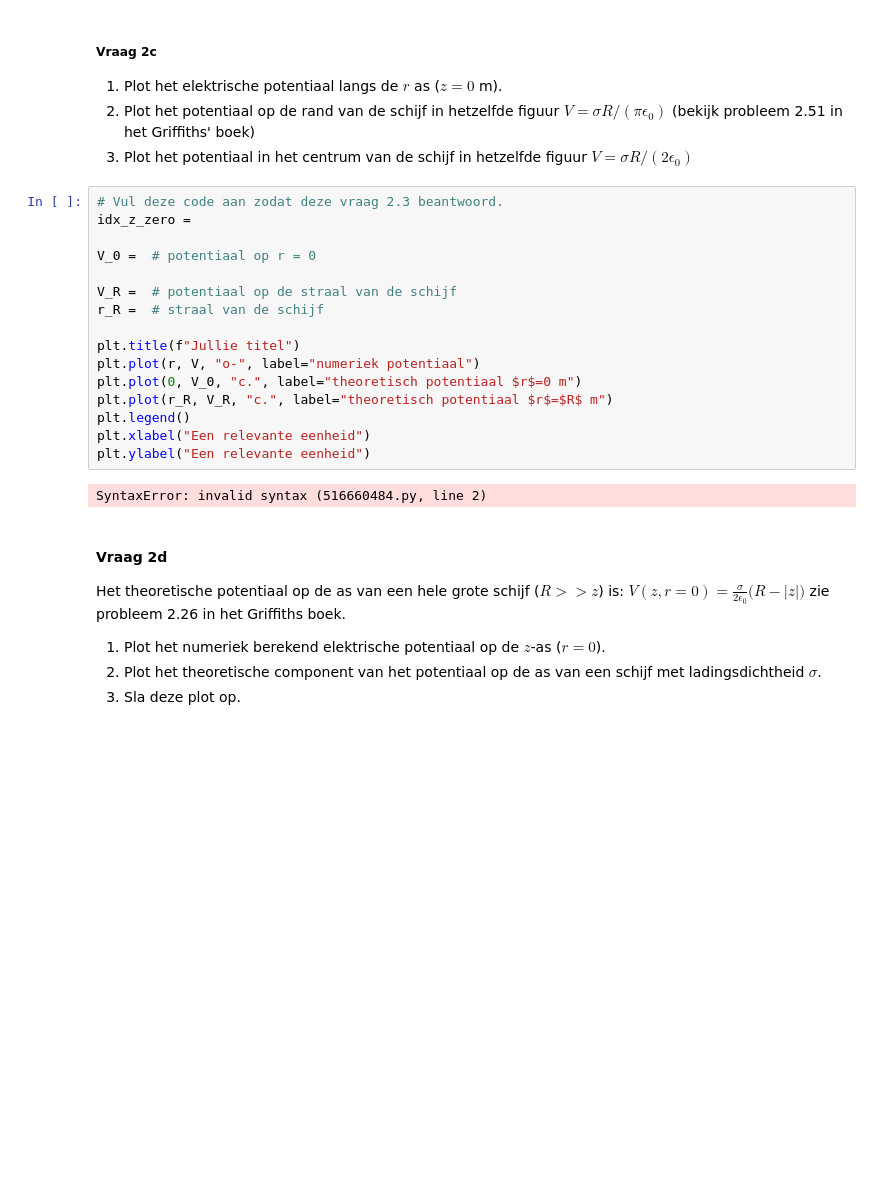
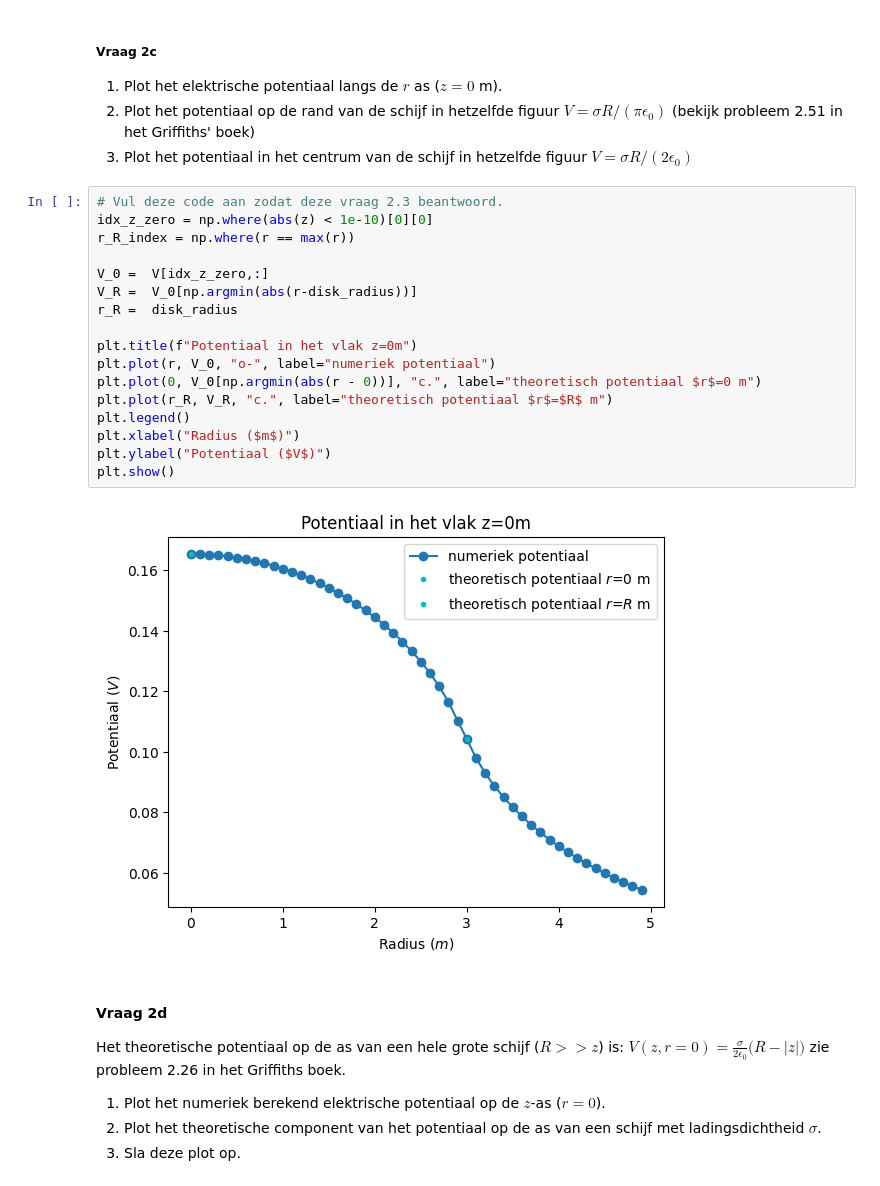
Before and after one commit to daantjebunschoten1-gif/opdrachten-DEF-D, a Jupyter notebook: DigitaleOntwerpopdrachten/1CondensatorOpdracht/CondensatorOntwerpopdracht.ipynb, the cells around one changed output. Saved outputs shown, nothing was run; the diff lists cells and outputs as text; blank space fills up the shorter version.

```diff
--- a/DigitaleOntwerpopdrachten/1CondensatorOpdracht/CondensatorOntwerpopdracht.ipynb
+++ b/DigitaleOntwerpopdrachten/1CondensatorOpdracht/CondensatorOntwerpopdracht.ipynb
@@ -210,22 +211,23 @@ Het aantal punten dat gebruikt wordt om de schijf te creëren is number_point_ch
 3. Plot het potentiaal in het centrum van de schijf in hetzelfde figuur $V = \sigma R/(2 \epsilon_0)$
 # %%
 # Vul deze code aan zodat deze vraag 2.3 beantwoord.
-idx_z_zero =
+idx_z_zero = np.where(abs(z) < 1e-10)[0][0]
+r_R_index = np.where(r == max(r))
 
-V_0 =  # potentiaal op r = 0
+V_0 =  V[idx_z_zero,:]
+V_R =  V_0[np.argmin(abs(r-disk_radius))]
+r_R =  disk_radius
 
-V_R =  # potentiaal op de straal van de schijf
-r_R =  # straal van de schijf
-
-plt.title(f"Jullie titel")
-plt.plot(r, V, "o-", label="numeriek potentiaal")
-plt.plot(0, V_0, "c.", label="theoretisch potentiaal $r$=0 m")
+plt.title(f"Potentiaal in het vlak z=0m")
+plt.plot(r, V_0, "o-", label="numeriek potentiaal")
+plt.plot(0, V_0[np.argmin(abs(r - 0))], "c.", label="theoretisch potentiaal $r$=0 m")
 plt.plot(r_R, V_R, "c.", label="theoretisch potentiaal $r$=$R$ m")
 plt.legend()
-plt.xlabel("Een relevante eenheid")
-plt.ylabel("Een relevante eenheid")
+plt.xlabel("Radius ($m$)")
+plt.ylabel("Potentiaal ($V$)")
+plt.show()
 # %% [output]
-SyntaxError: invalid syntax (516660484.py, line 2)
+[figure, added]
 # %% [markdown]
 #### Vraag 2d
 
```
Also changed, not shown: parts of 5 cells of this notebook.
